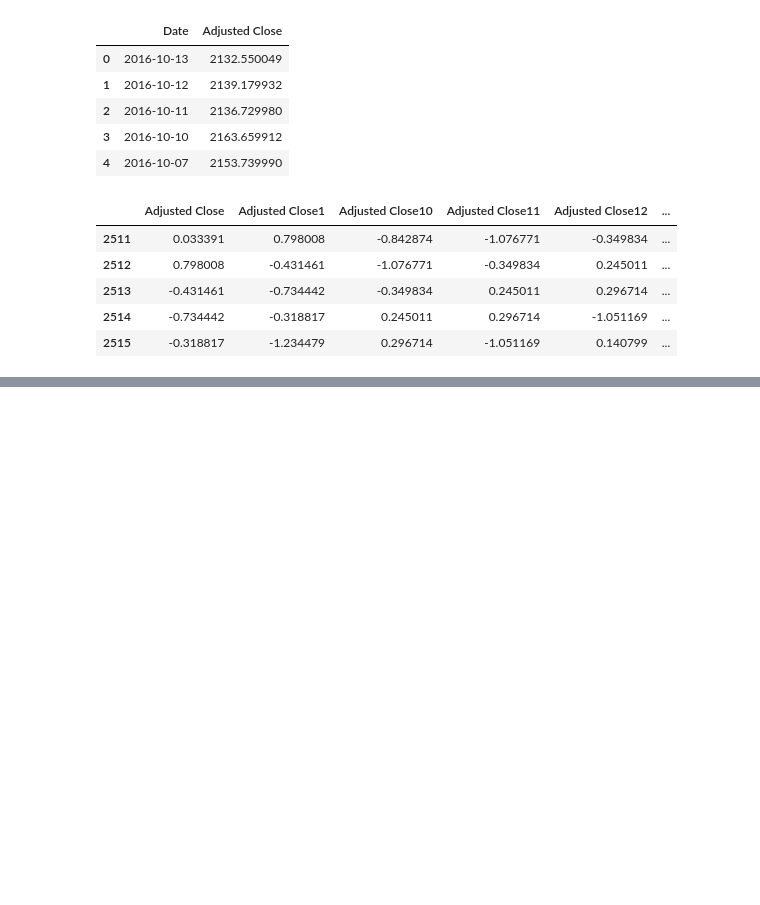
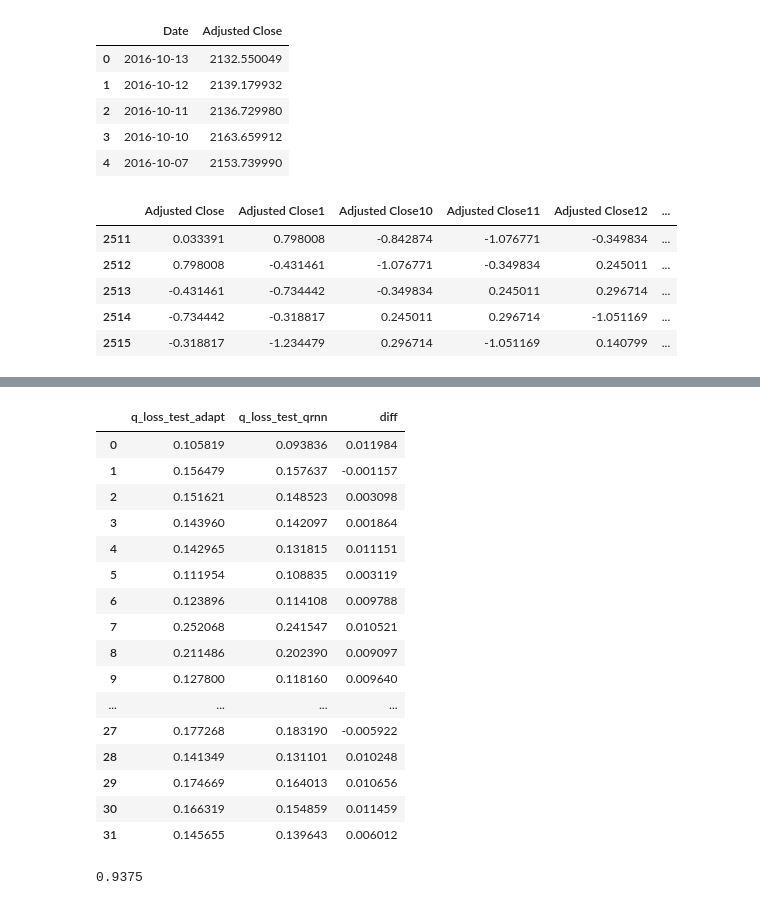
Before and after one commit to lamfo-unb/QRNN, a Jupyter notebook: notebooks/QRNN.ipynb, the cells around one changed output, grey strips where cells are left out. Cells and saved outputs as stored; diff of their text form; code cells hidden in the pictures; blank space fills up the shorter version.

```diff
--- a/notebooks/QRNN.ipynb
+++ b/notebooks/QRNN.ipynb
@@ -68,0 +197,30 @@ plt.plot(test_pred["Date"], test_pred["Adjusted Close14"])
+# %%
+adaptive_results = pd.read_csv("./adaptive_results.csv")
+both_results = adaptive_results.merge(df_results, on="price_col", suffixes=('_adapt', '_qrnn'))
+# %%
+(both_results[["q_loss_test_adapt", "q_loss_test_qrnn"]]
+ .assign(diff= lambda df: df.q_loss_test_adapt - df.q_loss_test_qrnn))
+# %% [output]
+|  | q_loss_test_adapt | q_loss_test_qrnn | diff |
+| 0 | 0.105819 | 0.093836 | 0.011984 |
+| 1 | 0.156479 | 0.157637 | -0.001157 |
+| 2 | 0.151621 | 0.148523 | 0.003098 |
+| 3 | 0.143960 | 0.142097 | 0.001864 |
+| 4 | 0.142965 | 0.131815 | 0.011151 |
+| 5 | 0.111954 | 0.108835 | 0.003119 |
+| 6 | 0.123896 | 0.114108 | 0.009788 |
+| 7 | 0.252068 | 0.241547 | 0.010521 |
+| 8 | 0.211486 | 0.202390 | 0.009097 |
+| 9 | 0.127800 | 0.118160 | 0.009640 |
+| ... | ... | ... | ... |
+| 27 | 0.177268 | 0.183190 | -0.005922 |
+| 28 | 0.141349 | 0.131101 | 0.010248 |
+| 29 | 0.174669 | 0.164013 | 0.010656 |
+| 30 | 0.166319 | 0.154859 | 0.011459 |
+| 31 | 0.145655 | 0.139643 | 0.006012 |
+# %%
+(both_results[["q_loss_test_adapt", "q_loss_test_qrnn"]]
+ .assign(win= lambda df: df.q_loss_test_adapt > df.q_loss_test_qrnn)
+ ["win"].mean())
+# %% [output]
+0.9375
```
Also changed, not shown: parts of 7 cells of this notebook, 4 other files.
